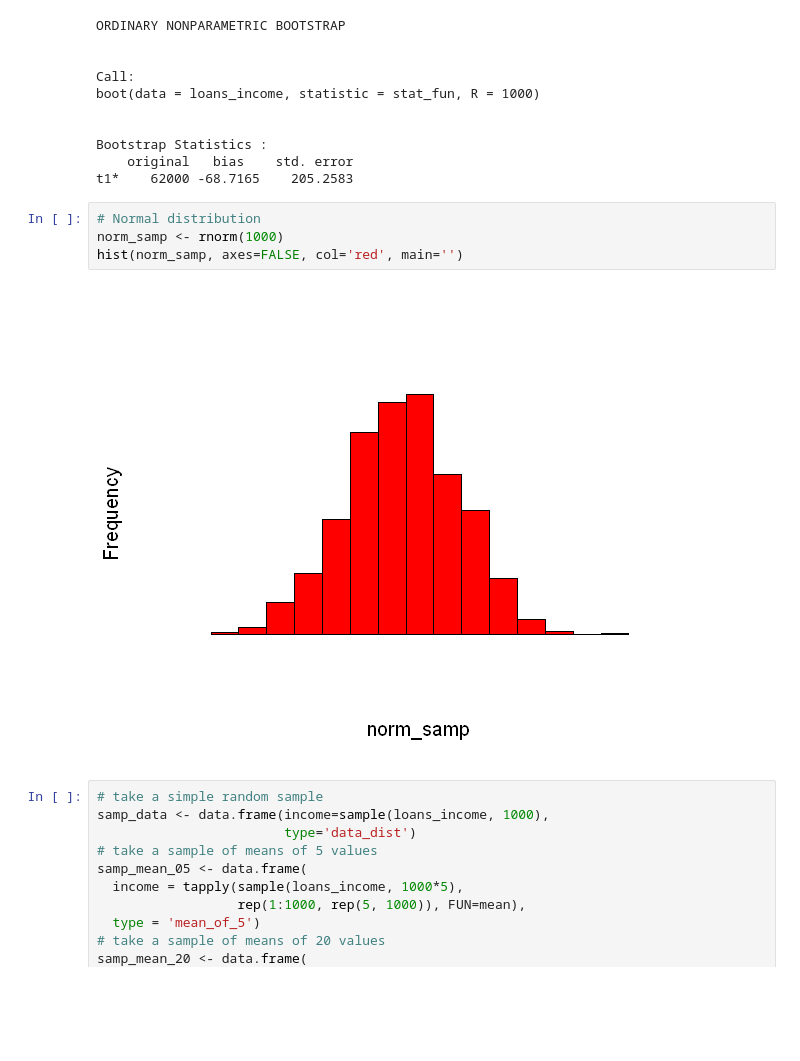
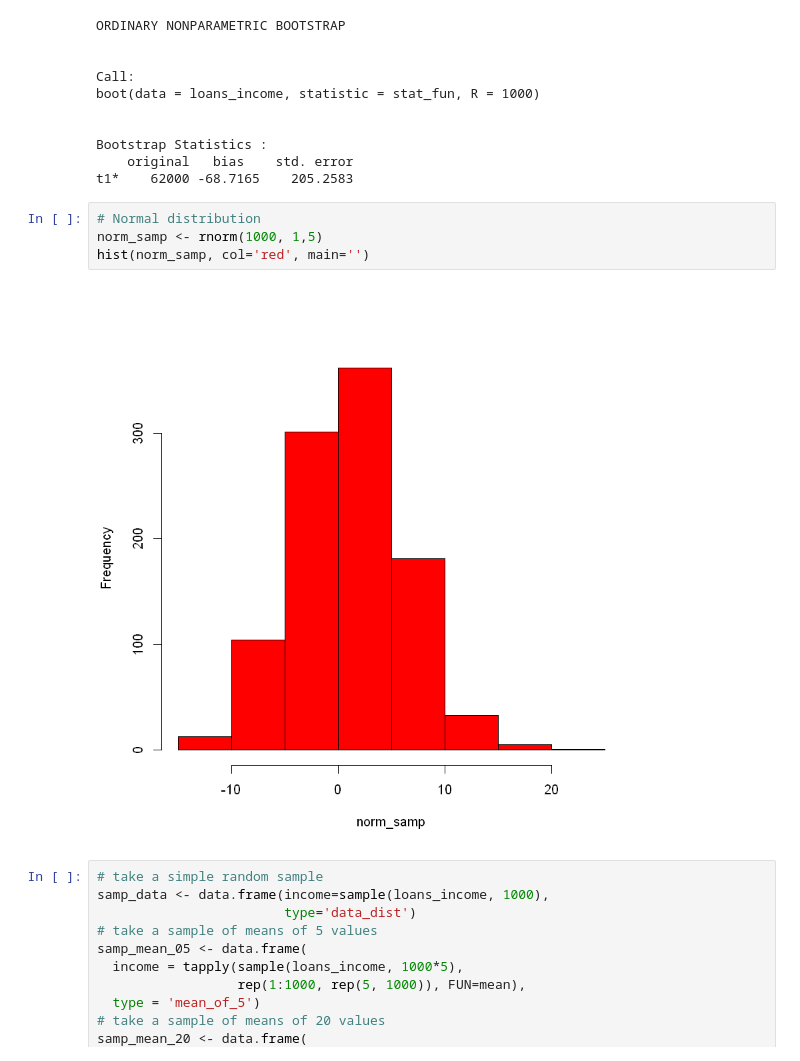
Before and after one commit to AdolfoCastilloC/StatisticsForDS, a Jupyter notebook: Chapter2_R.ipynb, the cells around one changed output. Saved outputs shown, nothing was run; the diff lists cells and outputs as text; blank space fills up the shorter version.

```diff
--- a/Chapter2_R.ipynb
+++ b/Chapter2_R.ipynb
@@ -23,10 +23,10 @@ Bootstrap Statistics :
 t1*    62000 -68.7165    205.2583
 # %%
 # Normal distribution
-norm_samp <- rnorm(1000)
-hist(norm_samp, axes=FALSE, col='red', main='')
+norm_samp <- rnorm(1000, 1,5)
+hist(norm_samp, col='red', main='')
 # %% [output]
-[figure, old version]
+[figure, new version]
 # %%
 # take a simple random sample
 samp_data <- data.frame(income=sample(loans_income, 1000),
```
Also changed, not shown: 1 other file.
